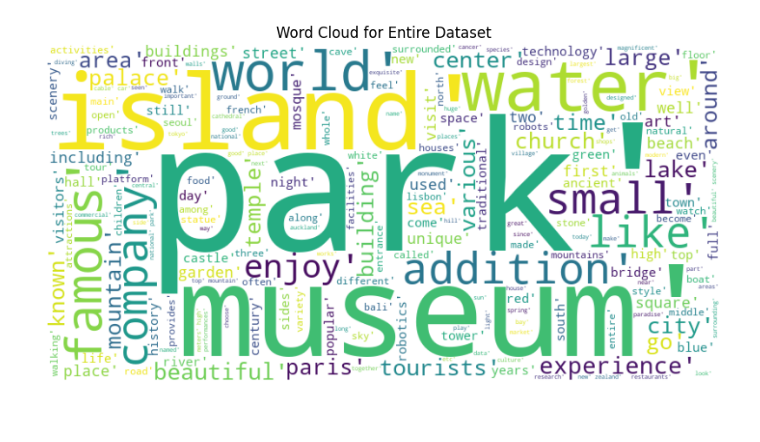
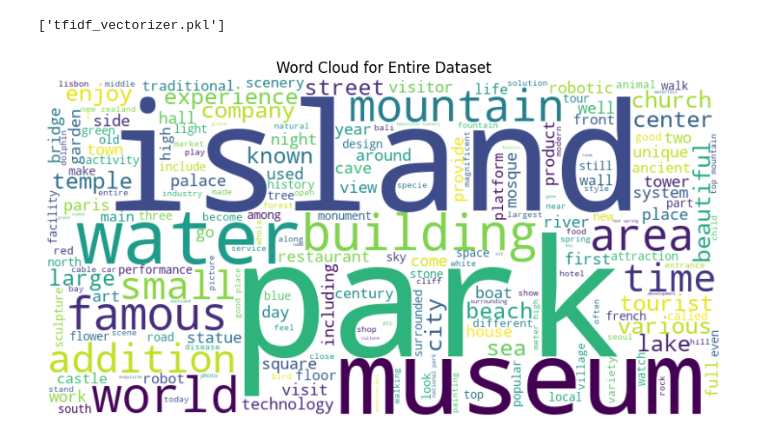
Before and after one commit to NikIrfann/FYP-Text-Classification, a Jupyter notebook: Modelling/Model.ipynb, the cells around one changed output. Saved outputs shown, nothing was run; the diff lists cells and outputs as text; code cells hidden in the pictures.

```diff
--- a/Modelling/Model.ipynb
+++ b/Modelling/Model.ipynb
@@ -5,10 +1,17 @@
 # %%
 import pandas as pd
+import numpy as np
+import matplotlib.pyplot as plt
+import seaborn as sns
 from sklearn.feature_extraction.text import TfidfVectorizer
-import matplotlib.pyplot as plt
-import numpy as np
+from sklearn.metrics import confusion_matrix, accuracy_score, classification_report, precision_score, recall_score, f1_score
+from sklearn.model_selection import train_test_split
+from sklearn.naive_bayes import MultinomialNB
+from imblearn.combine import SMOTETomek
+from wordcloud import WordCloud
+import joblib
 
 # Read the CSV file using a relative path
-data = pd.read_csv('../Data Cleaning/data1.7.csv')
+data = pd.read_csv('../Data Cleaning/CleanedData.csv')
 data.head()
 # %% [output]
@@ -162,23 +118,20 @@ Confusion Matrix:
+# %%
+# Save the train model to a file
+joblib.dump(naive_bayes_classifier, 'model.h5')
+joblib.dump(tfidf_vectorizer, 'tfidf_vectorizer.pkl')
+# %% [output]
+['tfidf_vectorizer.pkl']
 # %%
-import matplotlib.pyplot as plt
-from wordcloud import WordCloud
-
-# ... (your existing code)
-
-# Save the train model to a file
-joblib.dump(naive_bayes_classifier, 'model.h5')
-joblib.dump(tfidf_vectorizer, 'tfidf_vectorizer.pkl')
-
 # Generate Word Cloud for the entire dataset
-all_text = ' '.join(selected['Details'])
+all_text = ' '.join(data['Details'])
 wordcloud = WordCloud(width=800, height=400, background_color='white').generate(all_text)
 
 # Display the Word Cloud
 plt.figure(figsize=(10, 6))
 plt.imshow(wordcloud, interpolation='bilinear')
 plt.axis('off')
 plt.title('Word Cloud for Entire Dataset')
 plt.savefig('Word_Cloud_Dataset.png')
 plt.show()
 # %% [output]
-[figure, old version]
+[figure, new version]
```
Also changed, not shown: parts of 24 cells of this notebook, 22 other files.
